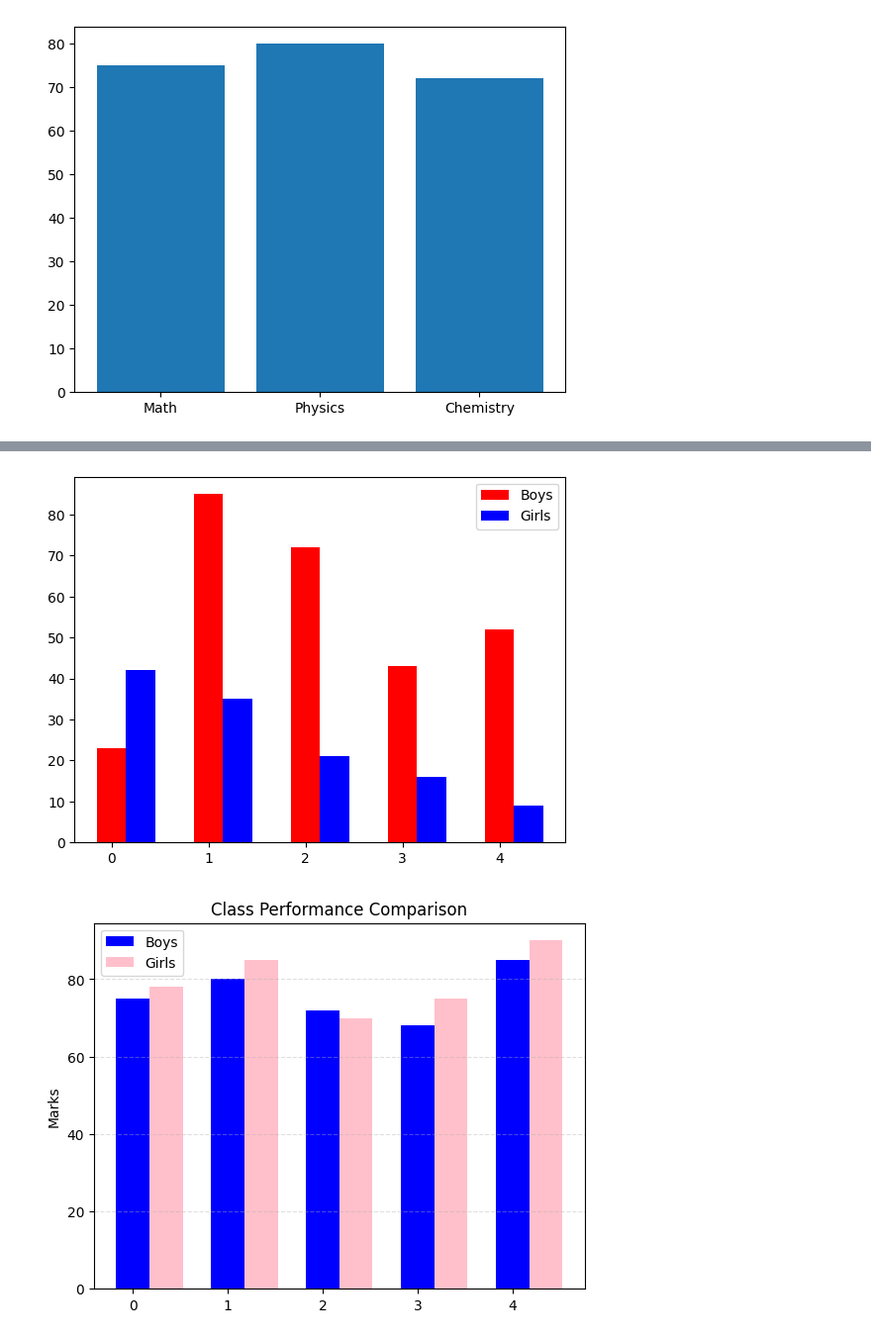
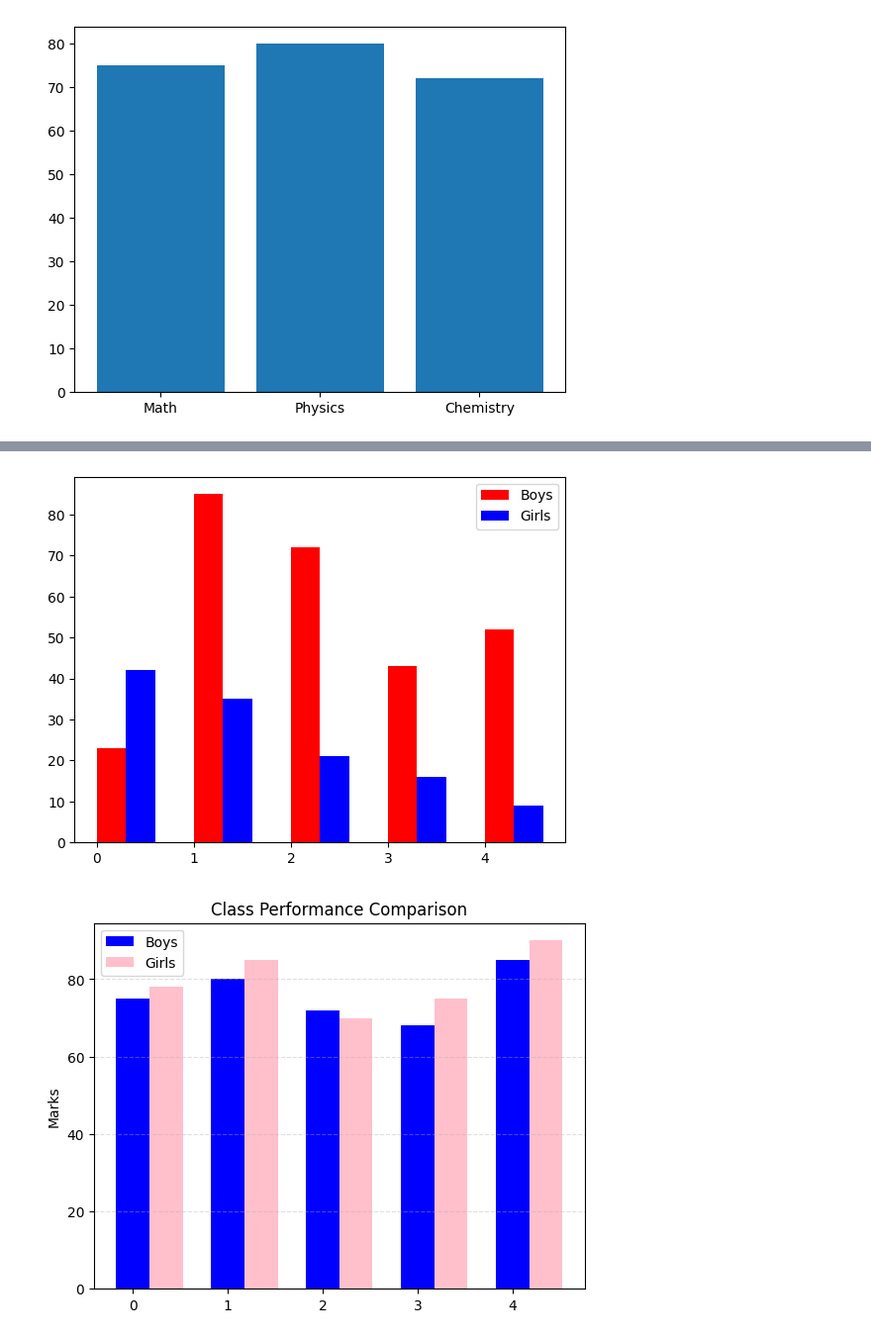
Before and after one commit to ripunjayrai777/Basics-Python, a Jupyter notebook: day19.ipynb, the cells around one changed output, grey strips where cells are left out. Shown at 99% size. Saved outputs shown, nothing was run; the diff lists cells and outputs as text; code cells hidden in the pictures.

```diff
--- a/day19.ipynb
+++ b/day19.ipynb
@@ -22,18 +22,18 @@ plt.show()
 # %%
 import numpy as np
 import matplotlib.pyplot as plt
 
 data1 = [23,85, 72, 43, 52]
 data2 = [42, 35, 21, 16, 9]
 width =0.3
-X1= np.arange(len(data1))
-X2= np.arange(len(data2))+ width
-plt.bar(X1, data1, color='r',width=width, label='Boys', align='center')
-plt.bar(X2, data2, color='b', width=width, label='Girls', align='center')
+X1= np.arange(len(data1)) #[0,1,2,3,4,5,6,7,8,9]
+X2= np.arange(len(data2))+ width #[0.3, 1.1, 2.3, 3.3, 4.3, 5.3, 6.3, 7.3, 8.3, 9.3]
+plt.bar(X1, data1, color='r',width=width, label='Boys', align='edge')
+plt.bar(X2, data2, color='b', width=width, label='Girls', align='edge')
 plt.legend()
 plt.show()
 # %% [output]
-[figure, old version]
+[figure, new version]
 # %%
 
 # Subjects
```
Also changed, not shown: parts of 6 cells of this notebook.
